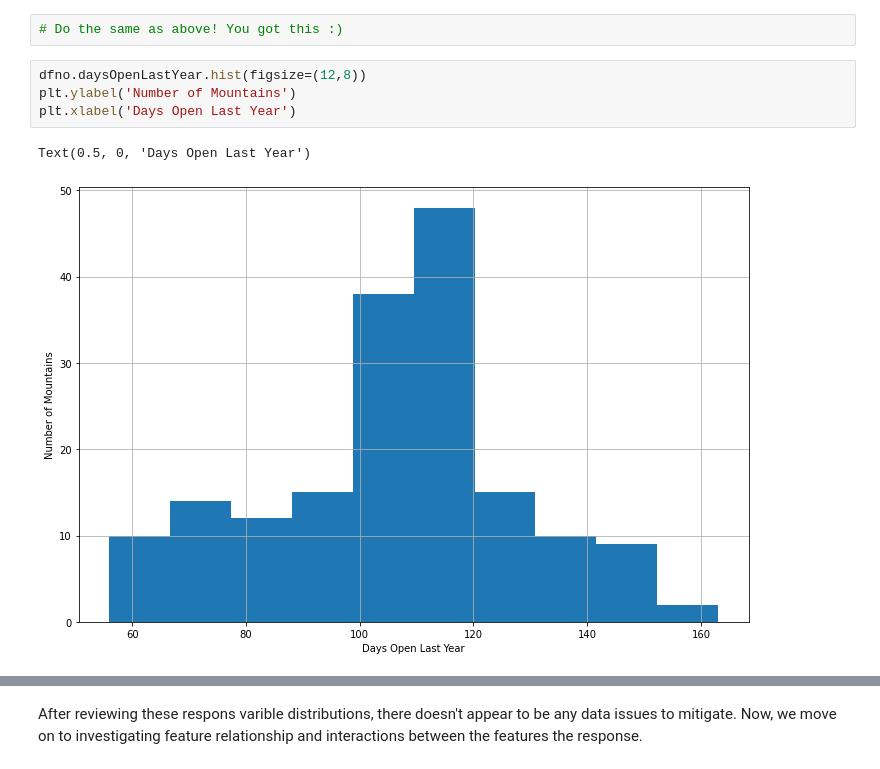
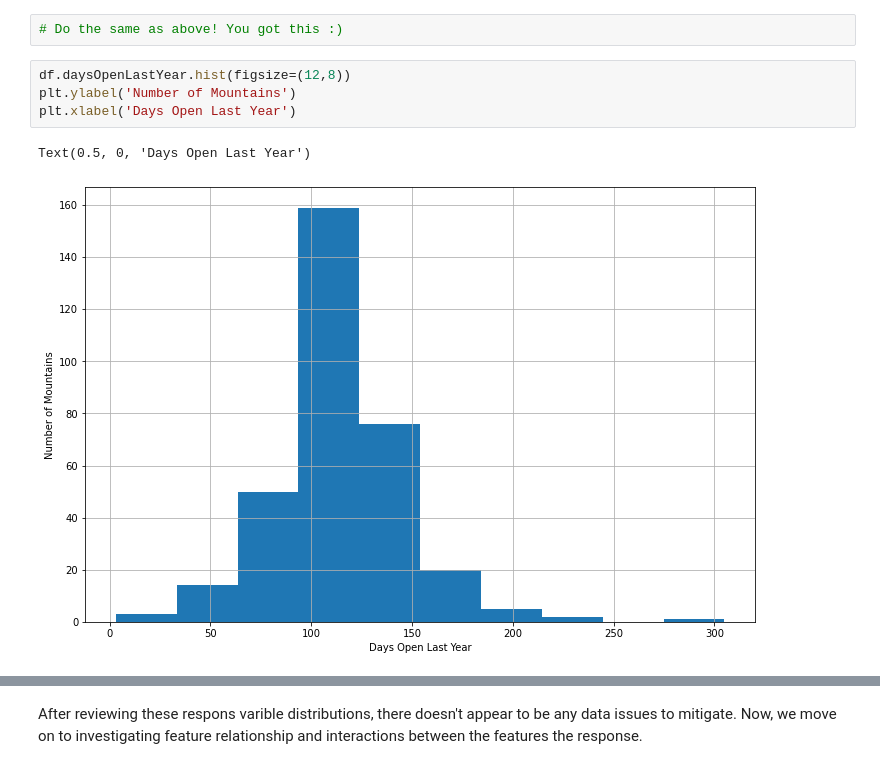
Before and after one commit to frankfletcher/Springboard-Data-Science, a Jupyter notebook: Guided Capstone/GuidedCapstoneStep3HL.ipynb, the cells around one changed output, grey strips where cells are left out. Drawn from its saved outputs; the diff is of its cells as text.

```diff
--- a/Guided Capstone/GuidedCapstoneStep3HL.ipynb
+++ b/Guided Capstone/GuidedCapstoneStep3HL.ipynb
@@ -258,10 +258,10 @@ Text(0.5, 0, 'Cost of an Adult Weekend Ticket in USD')
 # %%
 # Do the same as above! You got this :)
 # %%
-dfno.daysOpenLastYear.hist(figsize=(12,8))
+df.daysOpenLastYear.hist(figsize=(12,8))
 plt.ylabel('Number of Mountains')
 plt.xlabel('Days Open Last Year')
 # %% [output]
 Text(0.5, 0, 'Days Open Last Year')
-[figure, old version]
+[figure, new version]
 # %%
```
Also changed, not shown: parts of 20 cells of this notebook, 6 other files.
